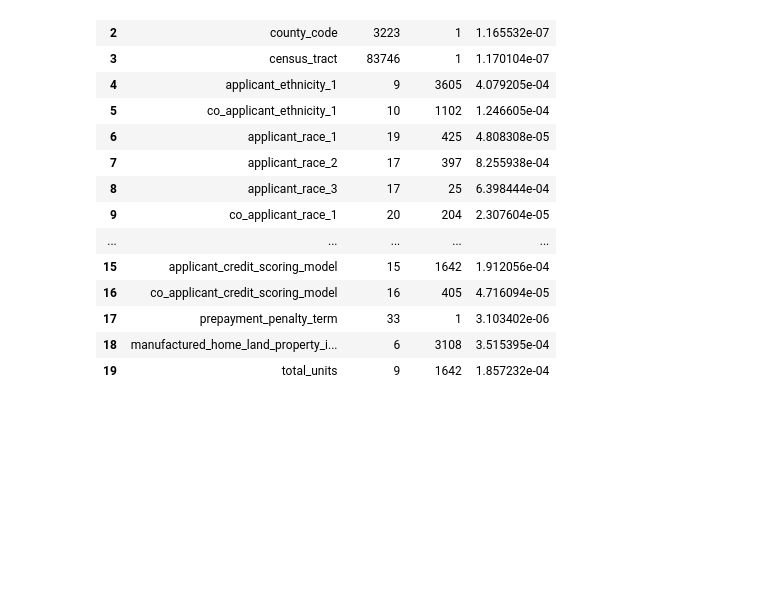
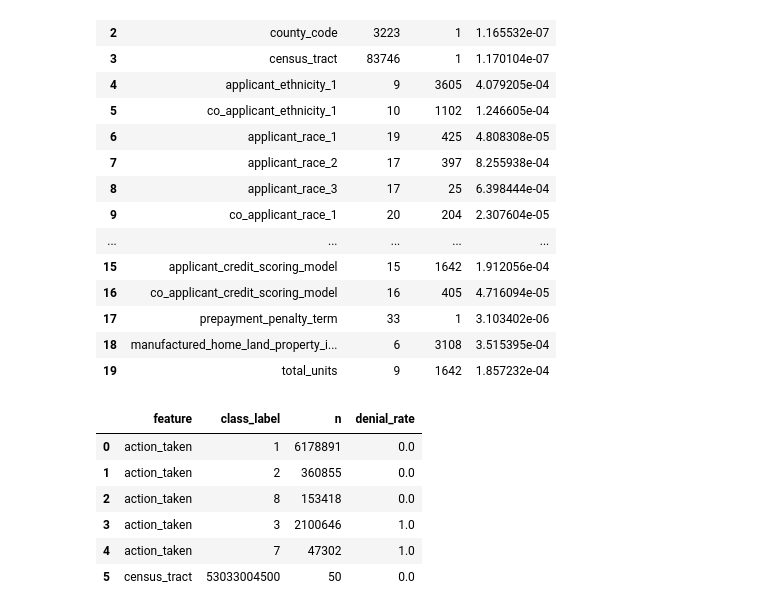
Before and after one commit to emma-hockett/6341_Project, a Jupyter notebook: notebooks/02_eda.ipynb, the cells around one changed output. Cells and saved outputs as stored; diff of their text form; code cells hidden in the pictures; blank space fills up the shorter version.

```diff
--- a/notebooks/02_eda.ipynb
+++ b/notebooks/02_eda.ipynb
@@ -121,3 +121,14 @@ eh.get_categorical_columns_requiring_review(typed_hmda_data, category_cols, cate
 # The race/ethnicity features have been spread across five columns.  These should be transformed using multi-hot encoding.  Each race/ethnicity value should have its own dummy variable and each record will record a boolean for each.
 
 # loan_purpose, applicant_sex, co_applicant_sex, prepayment_penalty_term, total_units, manufactured_home_land_property_interest, co_applicant_credit_scoring_model, and applicant_credit_scoring_model have one or more very rare but legitimate class labels.  Keeping them for now but flagging for attention.  Certain models may want to collapse.
+# %%
+# Identify category classes that perfectly predict denial or approval
+eh.identify_perfect_category_classes(typed_hmda_data, category_cols, 'denied_flag')
+# %% [output]
+|  | feature | class_label | n | denial_rate |
+| 0 | action_taken | 1 | 6178891 | 0.0 |
+| 1 | action_taken | 2 | 360855 | 0.0 |
+| 2 | action_taken | 8 | 153418 | 0.0 |
+| 3 | action_taken | 3 | 2100646 | 1.0 |
+| 4 | action_taken | 7 | 47302 | 1.0 |
+| 5 | census_tract | 53033004500 | 50 | 0.0 |
```
Also changed, not shown: parts of 3 cells of this notebook, 1 other file.
